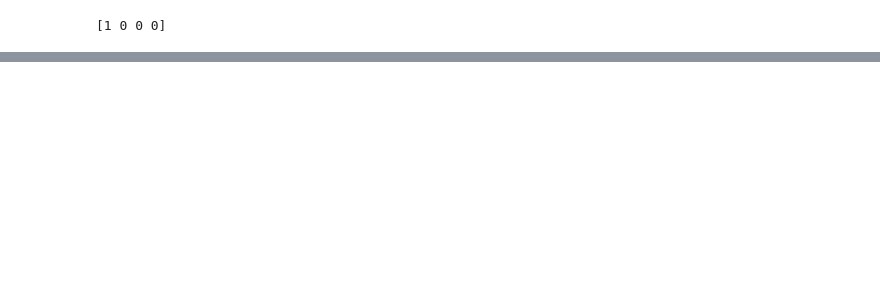
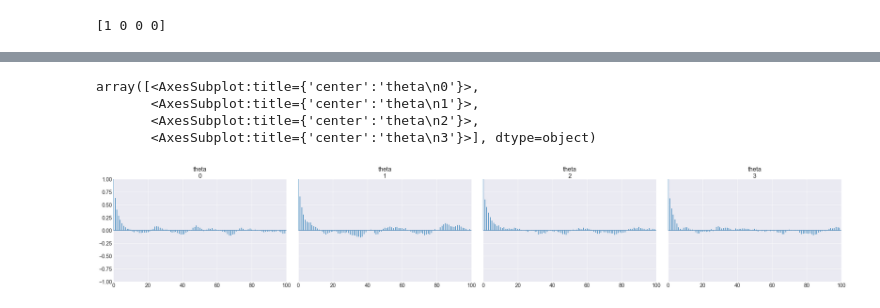
Before and after one commit to honalele/Bayesian-Modeling-With-Python, a Jupyter notebook: 8_pymc_basics.ipynb, the cells around one changed output, grey strips where cells are left out. Cells and saved outputs as stored; diff of their text form; code cells hidden in the pictures; blank space fills up the shorter version.

```diff
--- a/8_pymc_basics.ipynb
+++ b/8_pymc_basics.ipynb
@@ -36,0 +71,8 @@ The number of effective samples is smaller than 25% for some parameters.
+# %%
+pm.autocorrplot(chain)
+# %% [output]
+array([<AxesSubplot:title={'center':'theta\n0'}>,
+       <AxesSubplot:title={'center':'theta\n1'}>,
+       <AxesSubplot:title={'center':'theta\n2'}>,
+       <AxesSubplot:title={'center':'theta\n3'}>], dtype=object)
+[figure, added]
```
Also changed, not shown: parts of 9 cells of this notebook.
